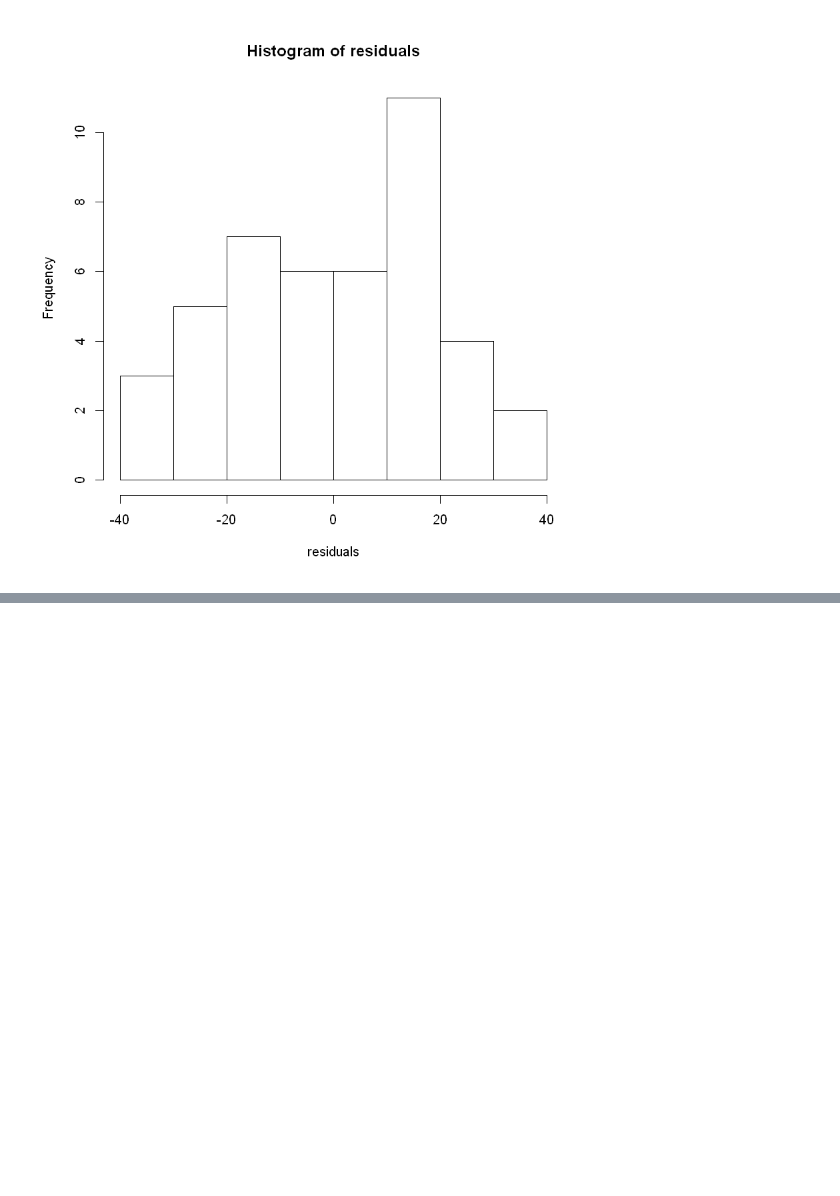
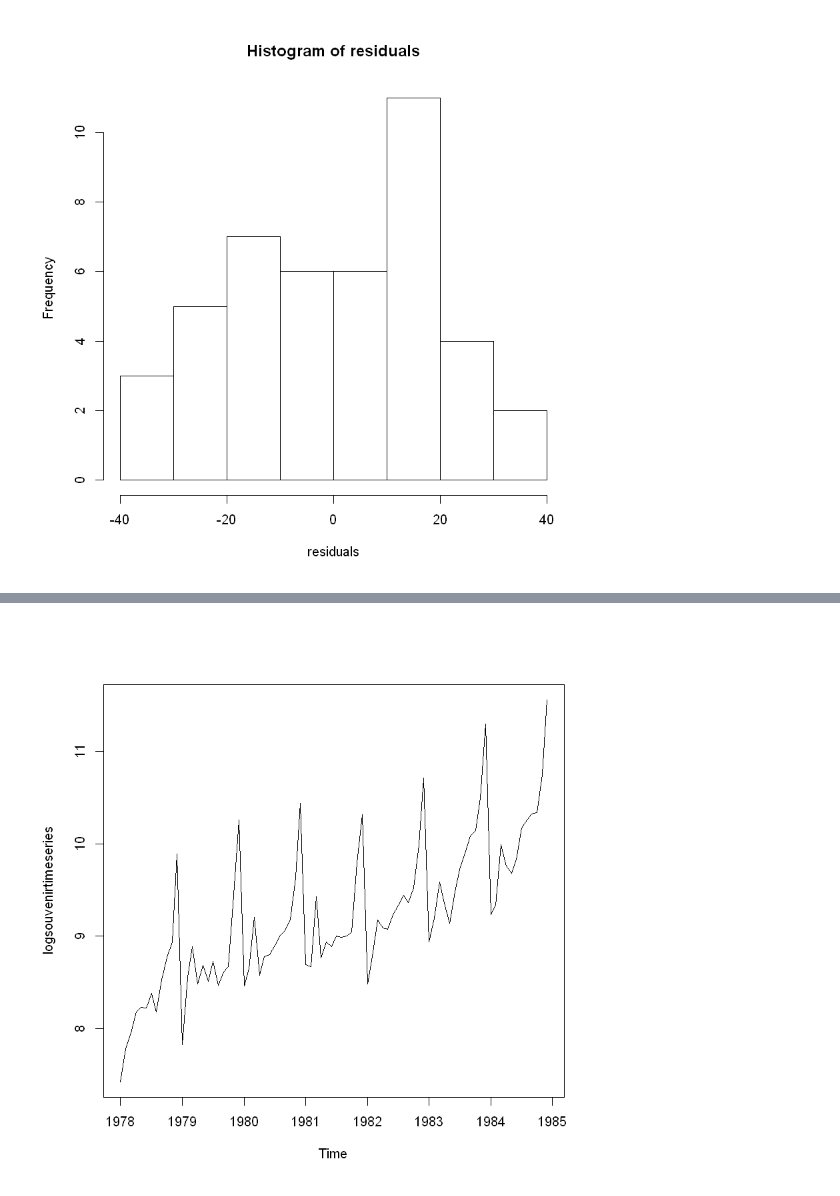
Before and after one commit to iamjz/R-Data, a Jupyter notebook: Timeseries.ipynb, the cells around one changed output, grey strips where cells are left out. Saved outputs shown, nothing was run; the diff lists cells and outputs as text; code cells hidden in the pictures; blank space fills up the shorter version.

```diff
--- a/Timeseries.ipynb
+++ b/Timeseries.ipynb
@@ -605,0 +629,6 @@ hist(residuals)
+# %%
+logsouvenirtimeseries <- log(souvenirtimeseries)
+
+plot.ts(logsouvenirtimeseries)
+# %% [output]
+[figure, added]
```
Also changed, not shown: parts of 104 cells of this notebook.
